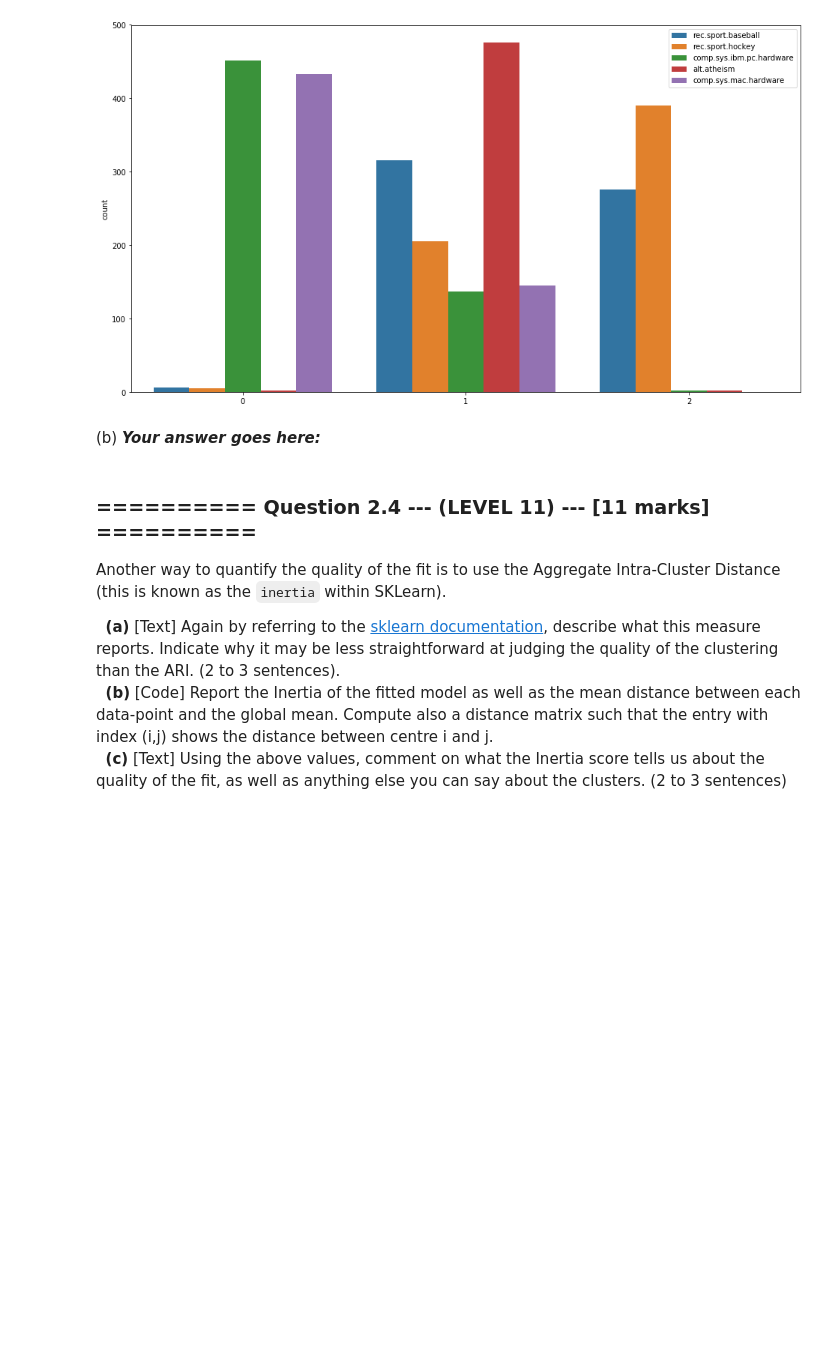
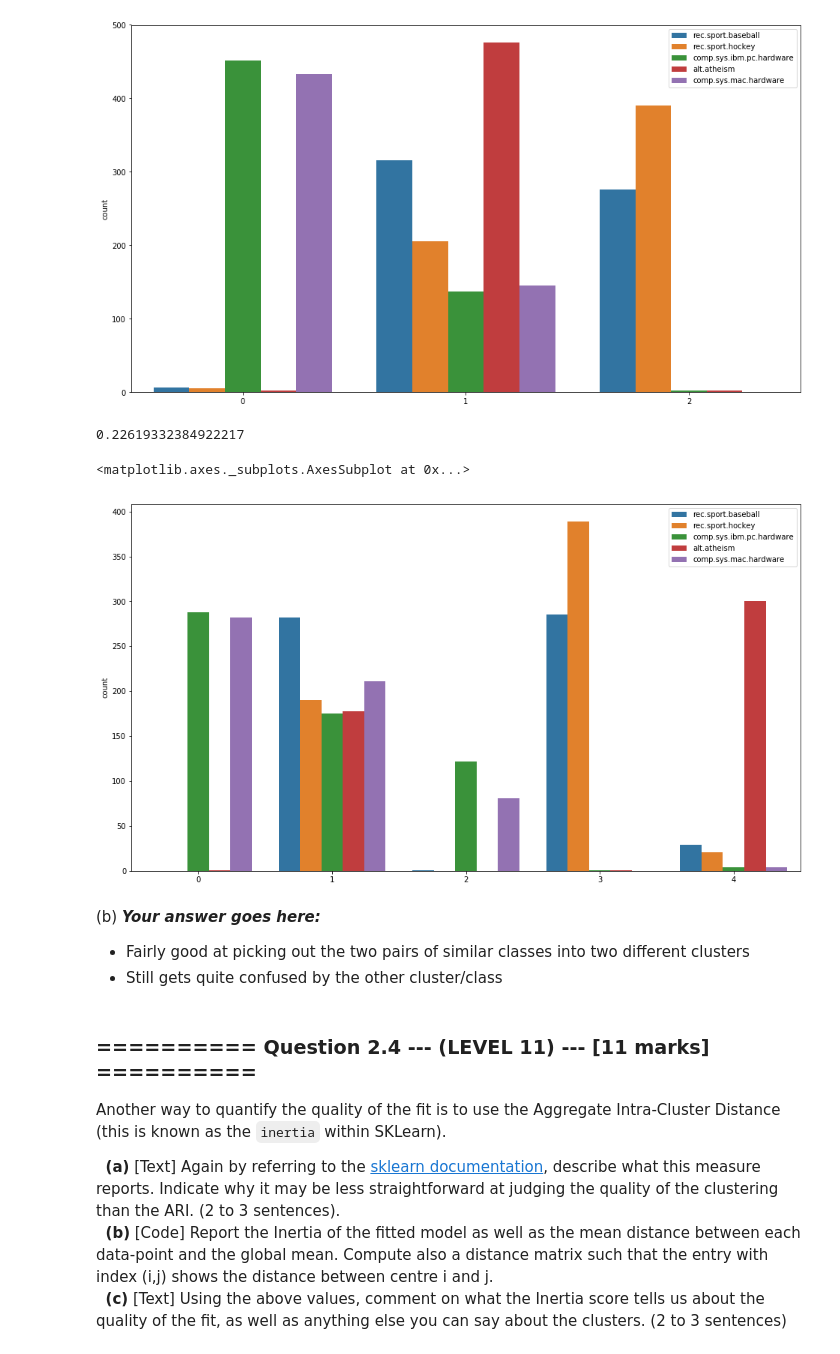
Before and after one commit to stuphys1729/IAML, a Jupyter notebook: Assignments/04_A_KMeans.ipynb, the cells around one changed output. Cells and saved outputs as stored; diff of their text form; code cells hidden in the pictures; blank space fills up the shorter version.

```diff
--- a/Assignments/04_A_KMeans.ipynb
+++ b/Assignments/04_A_KMeans.ipynb
@@ -249,7 +254,7 @@ Depends on where the initial centroids are and can reach local minimum (differen
 # %%
 #(c) # Your Code goes here:
 
-km = KMeans(3, random_state=1000)
-km.fit(X)
+km3 = KMeans(3, random_state=1000)
+km3.fit(X)
 # %% [output]
 KMeans(algorithm='auto', copy_x=True, init='k-means++', max_iter=300,
@@ -291,8 +296,22 @@ sns.countplot(x=pred, hue=y)
 # %% [output]
 <matplotlib.axes._subplots.AxesSubplot at 0x...>
 [figure]
-# %% [markdown]
-(b) ***Your answer goes here:***
+# %%
+# Try again for K=5
+km = KMeans(5, random_state=1000)
+km.fit(X)
+old_pred = km.predict(X)
+display(adjusted_rand_score(old_pred, y))
+sns.countplot(x=old_pred, hue=y)
+# %% [output]
+0.22619332384922217
+<matplotlib.axes._subplots.AxesSubplot at 0x...>
+[figure, added]
+# %% [markdown]
+(b) ***Your answer goes here:***
+
+- Fairly good at picking out the two pairs of similar classes into two different clusters
+- Still gets quite confused by the other cluster/class
 # %% [markdown]
 ### ========== Question 2.4 --- (LEVEL 11) --- [11 marks] ==========
 
```
Also changed, not shown: parts of 22 cells of this notebook.
